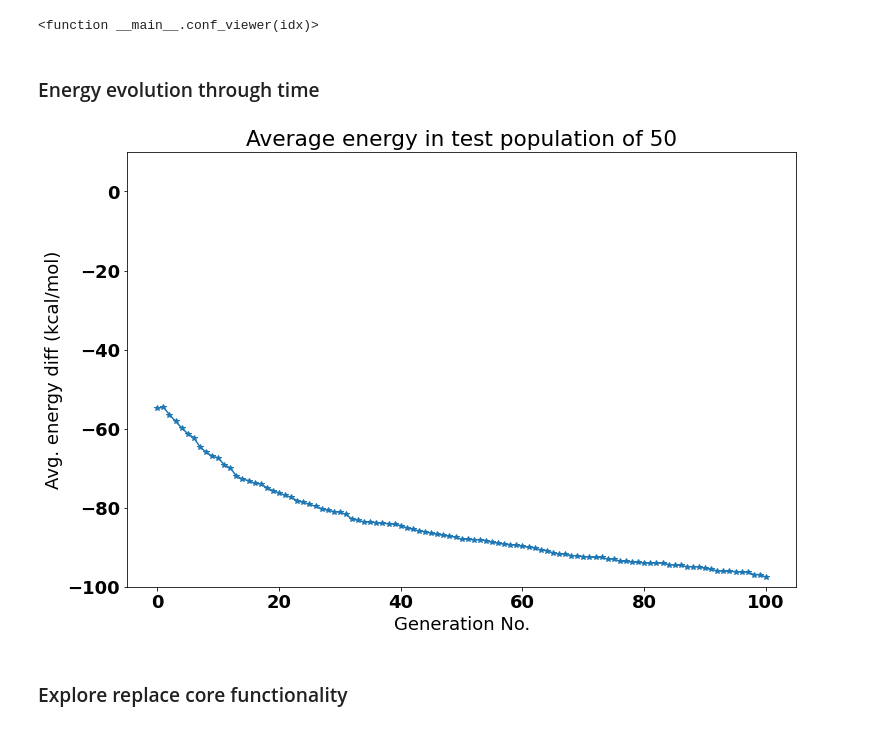
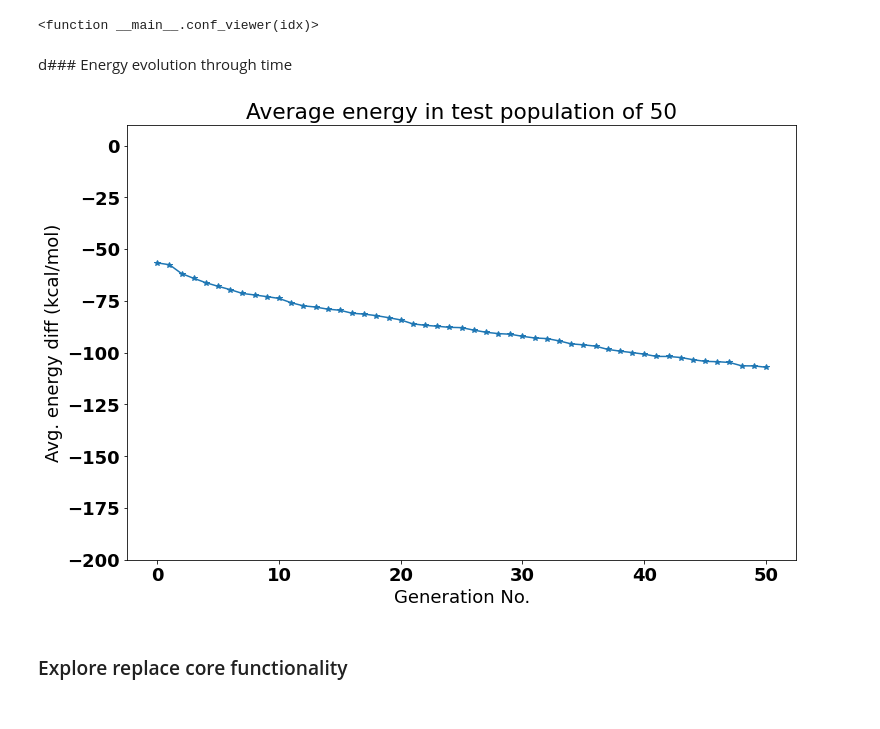
Before and after one commit to Strandgaard96/GB_GA, a Jupyter notebook: notebooks/Generation_exploration.ipynb, the cells around one changed output. Cells and saved outputs as stored; diff of their text form; code cells hidden in the pictures.

```diff
--- a/notebooks/Generation_exploration.ipynb
+++ b/notebooks/Generation_exploration.ipynb
@@ -135,9 +135,9 @@ confs = Mo_NH3_paths
 # %% [markdown]
 ### The best ones from final generation
 # %%
-debug = Path('~/generation_data/generation_zi').expanduser()
+debug = Path('~/generation_data/generation_database2').expanduser()
 # %%
-with open(debug/'GA100.pkl', "rb") as f:
+with open(debug/'GA50.pkl', "rb") as f:
     gen10 = pickle.load(f)
 # %%
 for i,elem in enumerate(gen10.survivors.molecules[0:100]):
@@ -191,14 +191,14 @@ interact(conf_viewer, idx=IntSlider(min=0,max=len(confs)-1, step=1))
 interactive(children=(IntSlider(value=0, description='idx', max=99), Output()), _dom_classes=('widget-interact…
 <function __main__.conf_viewer(idx)>
 # %% [markdown]
-### Energy evolution through time
+d### Energy evolution through time
 # %%
 def sort_ga(x):
     num = int(str(x).split('.pkl')[-2].split('GA')[-1])
     return num
 
 # Get gen paths
-gen_objects = sorted(path.rglob('GA*.pkl'), key=sort_ga)
+gen_objects = sorted(debug.rglob('GA*.pkl'), key=sort_ga)
 # %%
 avg_energy=[]
 for elem in gen_objects:
@@ -213,11 +213,11 @@ for elem in gen_objects:
 # %%
 fig, ax = plt.subplots(figsize=(12, 8))
 x = np.arange(0,len(avg_energy))
 ax.plot(x,avg_energy,'*-')
-ax.set(xlabel='Generation No.', ylabel='Avg. energy diff (kcal/mol)', title='Average energy in test population of 50', ylim =(-100,10));
+ax.set(xlabel='Generation No.', ylabel='Avg. energy diff (kcal/mol)', title='Average energy in test population of 50', ylim =(-200,10));
 fig.savefig('generation__100gen_avgenergy.png', dpi=600)
 # %% [output]
-[figure, old version]
+[figure, new version]
 # %% [markdown]
 ### Explore replace core functionality
 # %%
```
Also changed, not shown: parts of 1 cell of this notebook, 2 other files.
